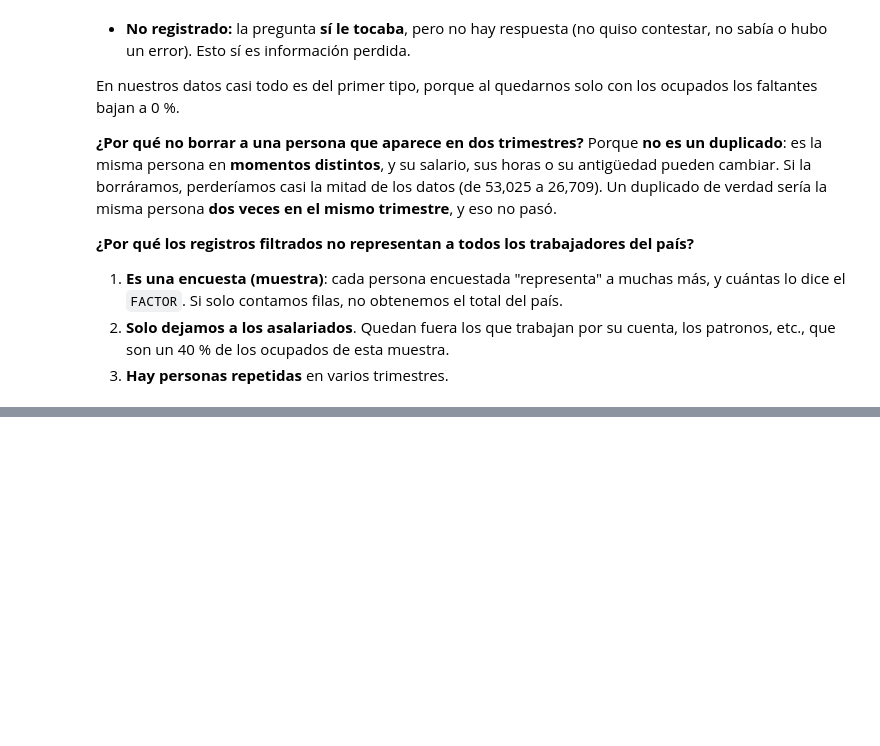
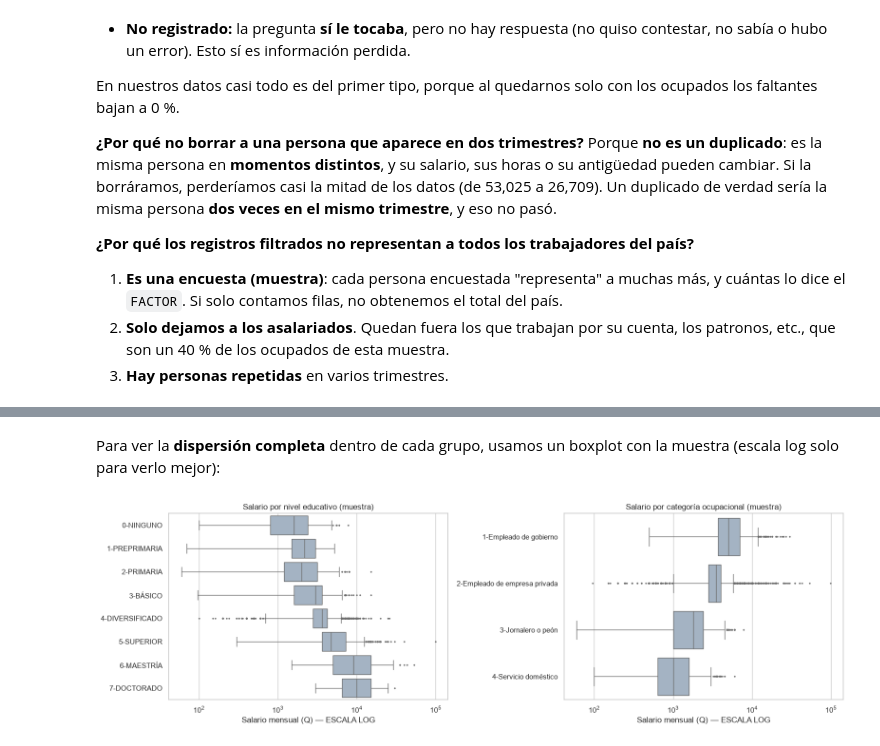
Before and after one commit to Qu3zada22/lab7-md, a Jupyter notebook: lab7_eneic.ipynb, the cells around one changed output, grey strips where cells are left out. Cells and saved outputs as stored; diff of their text form; code cells hidden in the pictures; blank space fills up the shorter version.

```diff
--- a/lab7_eneic.ipynb
+++ b/lab7_eneic.ipynb
@@ -662,0 +865,17 @@ Porque **no es un duplicado**: es la misma persona en **momentos distintos**, y
+# %% [markdown]
+Para ver la **dispersión completa** dentro de cada grupo, usamos un boxplot con la muestra (escala log solo para verlo mejor):
+# %%
+fig, axes = plt.subplots(1, 2, figsize=(16, 5))
+orden_edu = sorted(muestra["nivel_educativo"].unique())
+orden_cat = sorted(muestra["categoria_ocupacional"].unique())
+sns.boxplot(data=muestra, y="nivel_educativo", x="salario_mensual", order=orden_edu, ax=axes[0],
+            color="#9fb3c8", fliersize=1.5)
+sns.boxplot(data=muestra, y="categoria_ocupacional", x="salario_mensual", order=orden_cat, ax=axes[1],
+            color="#9fb3c8", fliersize=1.5)
+for ax in axes:
+    ax.set_xscale("log"); ax.set_xlabel("Salario mensual (Q) — ESCALA LOG"); ax.set_ylabel("")
+axes[0].set_title("Salario por nivel educativo (muestra)")
+axes[1].set_title("Salario por categoría ocupacional (muestra)")
+plt.tight_layout(); plt.show()
+# %% [output]
+[figure, added]
```
Also changed, not shown: parts of 29 cells of this notebook.
